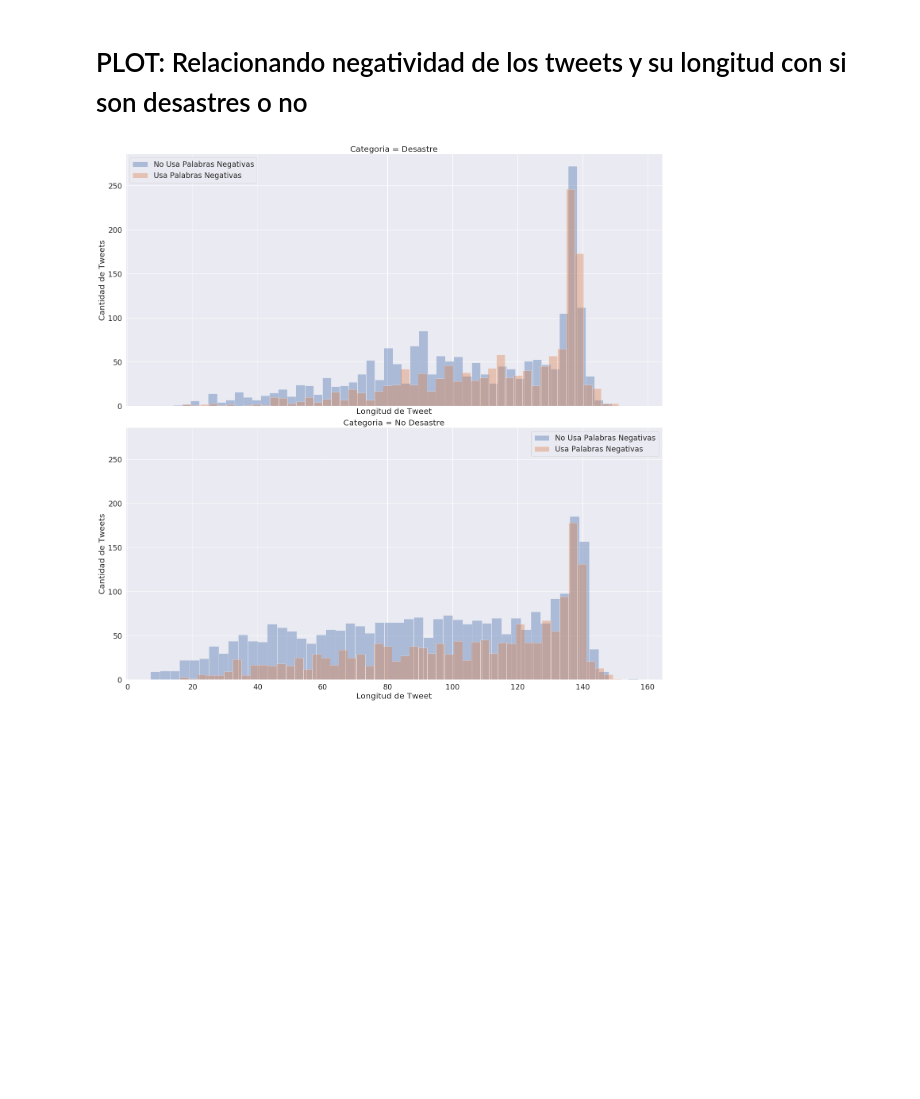
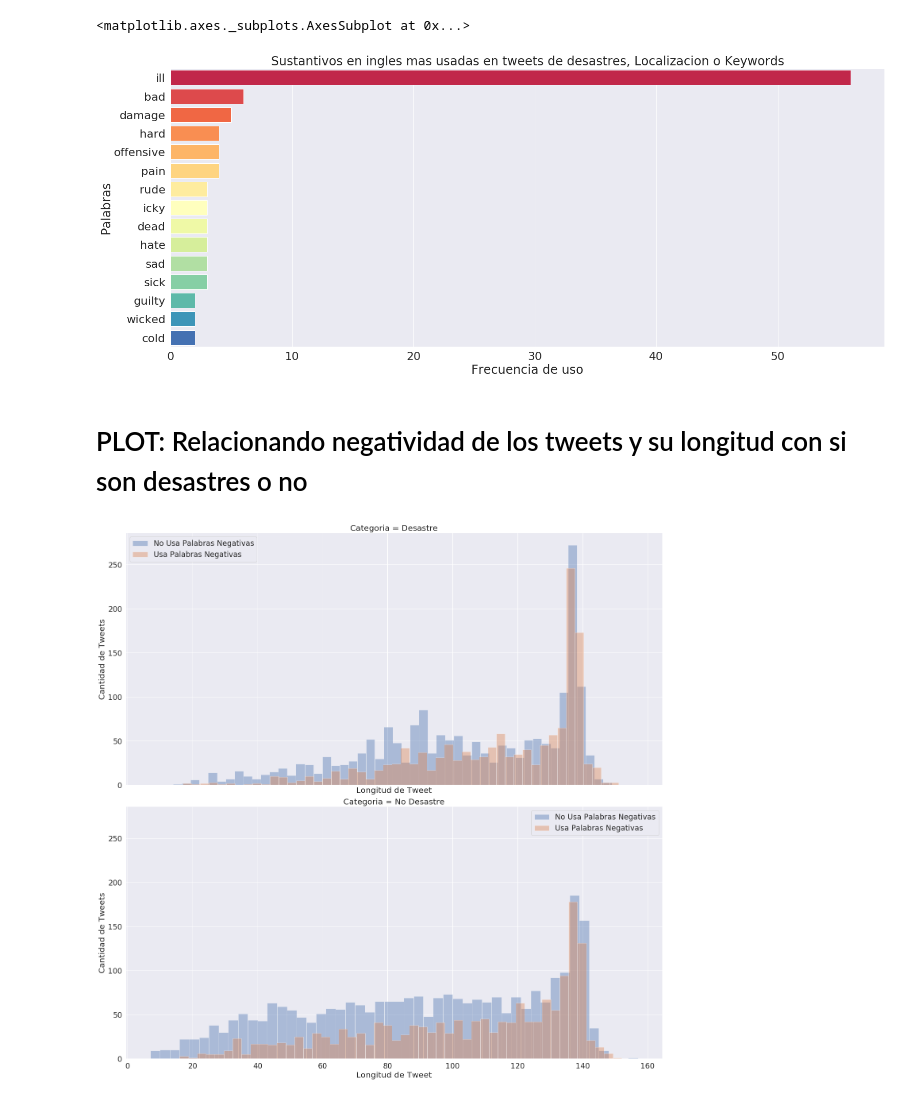
Before and after one commit to axelmpm/TP1_DATOS_1C_2020, a Jupyter notebook: Axel/A_Negatividad.ipynb, the cells around one changed output. Drawn from its saved outputs; the diff is of its cells as text; code cells hidden in the pictures; blank space fills up the shorter version.

```diff
--- a/Axel/A_Negatividad.ipynb
+++ b/Axel/A_Negatividad.ipynb
@@ -12,3 +77,9 @@ A_NEGATIVE_WORDS = getWordInListFromFile('negativeWords.txt')
+# %%
+barplot('Cantidad','Palabras', A_topNouns, xLabel = 'Frecuencia de uso',
+        title = 'Sustantivos en ingles mas usadas en tweets de desastres, Localizacion o Keywords', fontSize = 2)
+# %% [output]
+<matplotlib.axes._subplots.AxesSubplot at 0x...>
+[figure, added]
 # %% [markdown]
 # PLOT: Relacionando negatividad de los tweets y su longitud con si son desastres o no
 # %%
```
Also changed, not shown: parts of 13 cells of this notebook, 1 other file.
